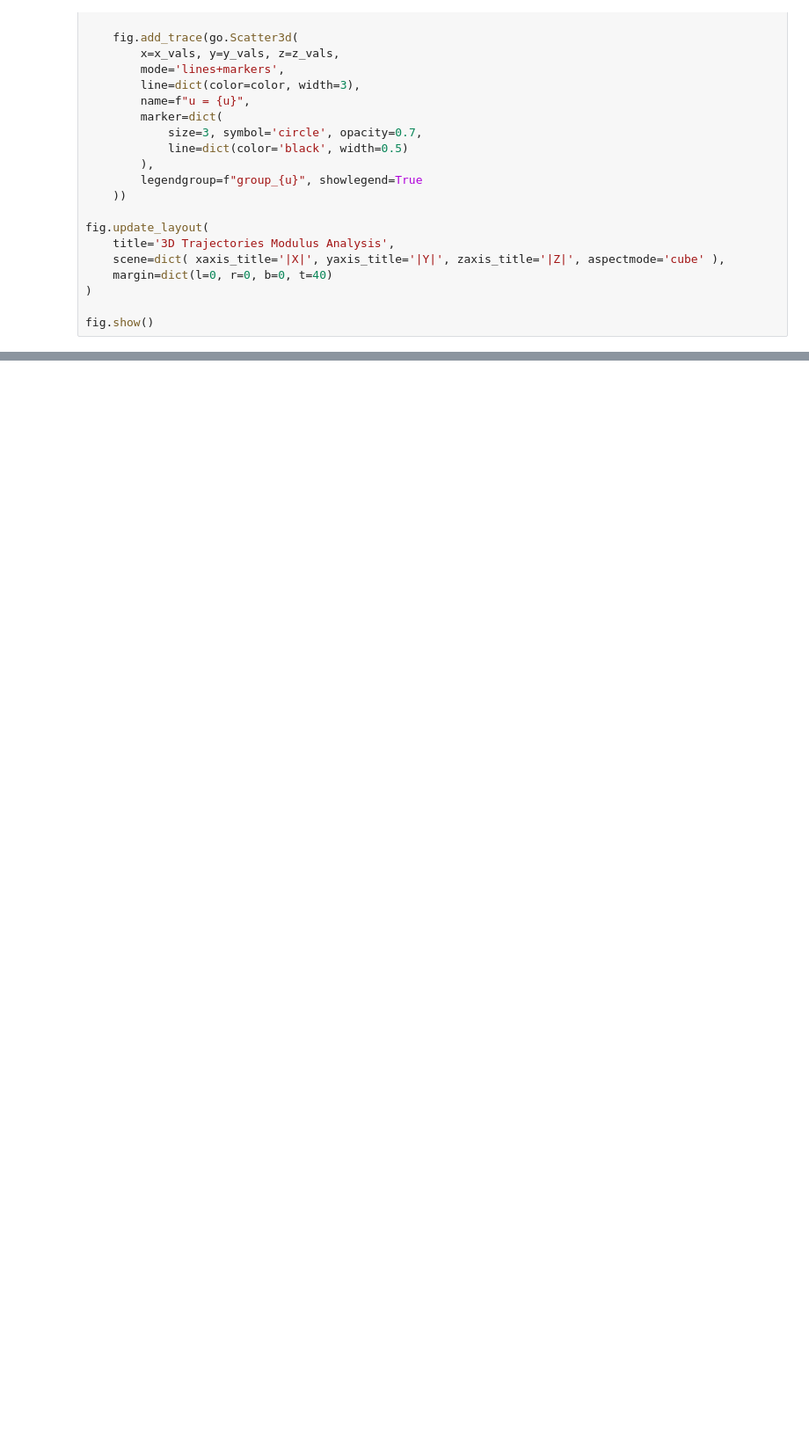
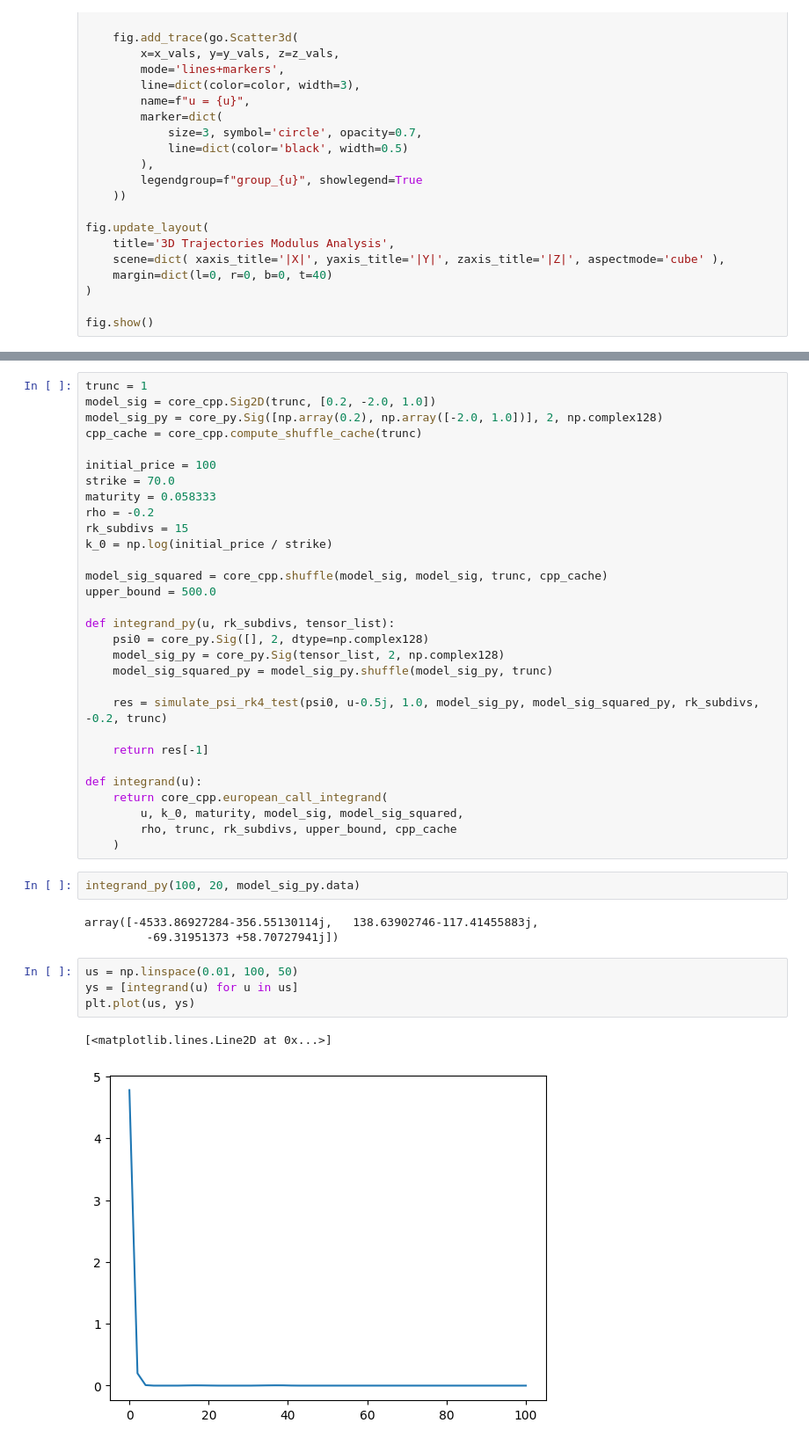
Before and after one commit to Sh3xe/signature-vol-model, a Jupyter notebook: ricatti_instability_test.ipynb, the cells around one changed output, grey strips where cells are left out. Shown at 88% size. Drawn from its saved outputs; the diff is of its cells as text; blank space fills up the shorter version.

```diff
--- a/ricatti_instability_test.ipynb
+++ b/ricatti_instability_test.ipynb
@@ -174,0 +176,42 @@ fig.show()
+# %%
+trunc = 1
+model_sig = core_cpp.Sig2D(trunc, [0.2, -2.0, 1.0])
+model_sig_py = core_py.Sig([np.array(0.2), np.array([-2.0, 1.0])], 2, np.complex128)
+cpp_cache = core_cpp.compute_shuffle_cache(trunc)
+
+initial_price = 100
+strike = 70.0
+maturity = 0.058333
+rho = -0.2
+rk_subdivs = 15
+k_0 = np.log(initial_price / strike)
+
+model_sig_squared = core_cpp.shuffle(model_sig, model_sig, trunc, cpp_cache)
+upper_bound = 500.0
+
+def integrand_py(u, rk_subdivs, tensor_list):
+    psi0 = core_py.Sig([], 2, dtype=np.complex128)
+    model_sig_py = core_py.Sig(tensor_list, 2, np.complex128)
+    model_sig_squared_py = model_sig_py.shuffle(model_sig_py, trunc)
+
+    res = simulate_psi_rk4_test(psi0, u-0.5j, 1.0, model_sig_py, model_sig_squared_py, rk_subdivs, -0.2, trunc)
+
+    return res[-1]
+
+def integrand(u):
+    return core_cpp.european_call_integrand(
+        u, k_0, maturity, model_sig, model_sig_squared,
+        rho, trunc, rk_subdivs, upper_bound, cpp_cache
+    )
+# %%
+integrand_py(100, 20, model_sig_py.data)
+# %% [output]
+array([-4533.86927284-356.55130114j,   138.63902746-117.41455883j,
+         -69.31951373 +58.70727941j])
+# %%
+us = np.linspace(0.01, 100, 50)
+ys = [integrand(u) for u in us]
+plt.plot(us, ys)
+# %% [output]
+[<matplotlib.lines.Line2D at 0x...>]
+[figure, added]
```
Also changed, not shown: parts of 3 cells of this notebook, 9 other files.
